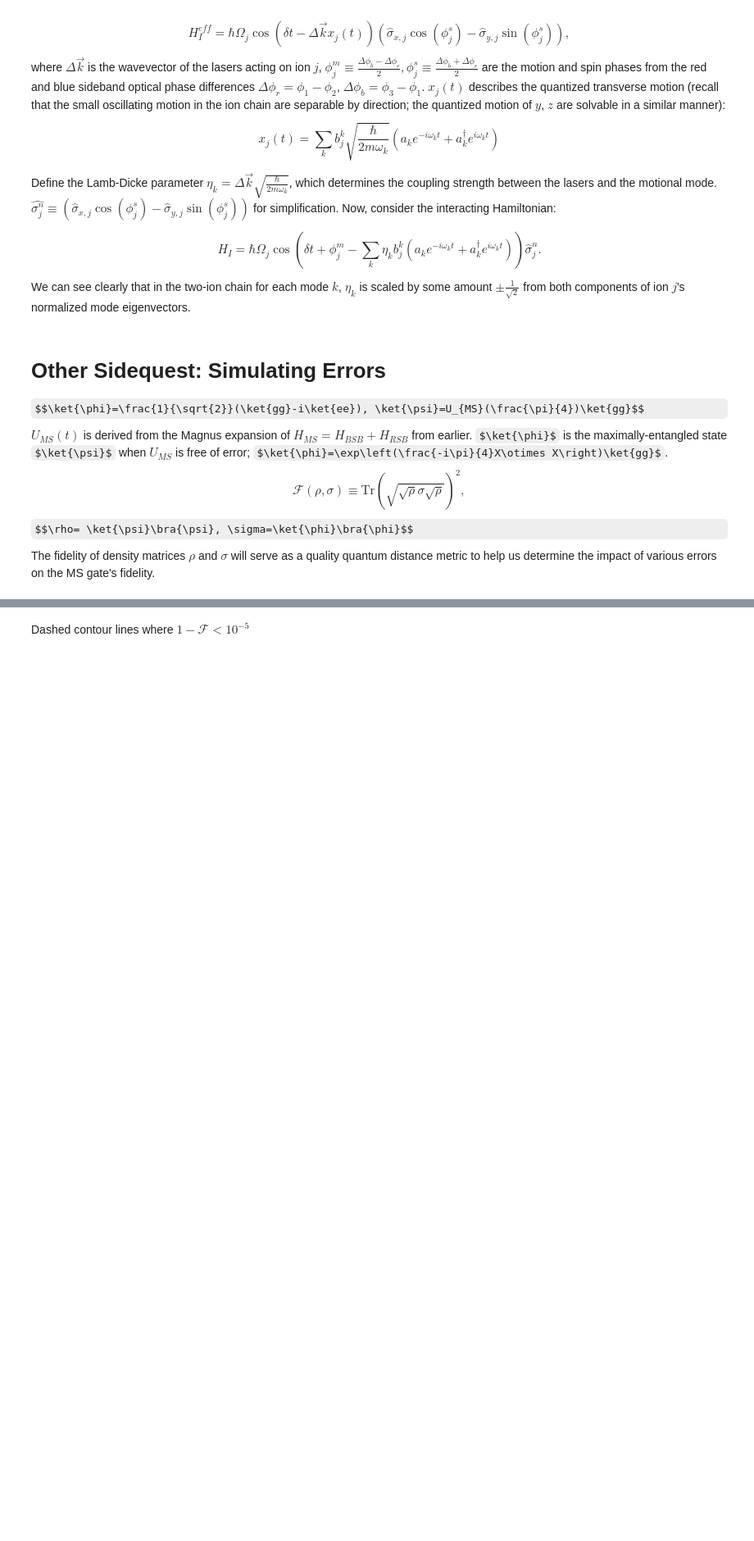
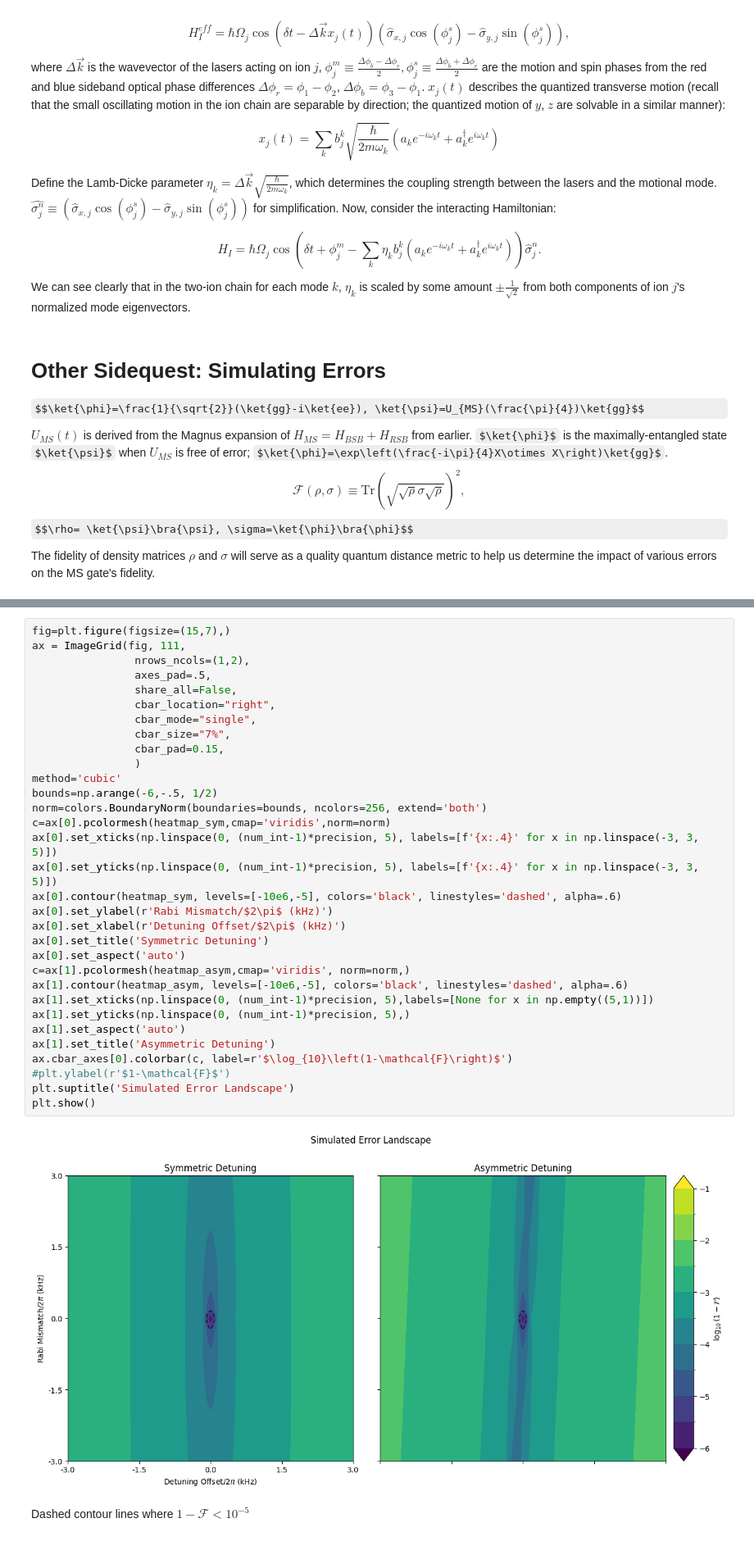
Before and after one commit to davisclarke/ms_gates, a Jupyter notebook: MS_Gates.ipynb, the cells around one changed output, grey strips where cells are left out. Shown: that part at 82% size. Cells and saved outputs as stored; diff of their text form; some formulas as TeX source; blank space fills up the shorter version.

```diff
--- a/MS_Gates.ipynb
+++ b/MS_Gates.ipynb
@@ -329,3 +282,37 @@ plt.show()
+# %%
+fig=plt.figure(figsize=(15,7),)
+ax = ImageGrid(fig, 111,
+                nrows_ncols=(1,2),
+                axes_pad=.5,
+                share_all=False,
+                cbar_location="right",
+                cbar_mode="single",
+                cbar_size="7%",
+                cbar_pad=0.15,
+                )
+method='cubic'
+bounds=np.arange(-6,-.5, 1/2)
+norm=colors.BoundaryNorm(boundaries=bounds, ncolors=256, extend='both')
+c=ax[0].pcolormesh(heatmap_sym,cmap='viridis',norm=norm)
+ax[0].set_xticks(np.linspace(0, (num_int-1)*precision, 5), labels=[f'{x:.4}' for x in np.linspace(-3, 3, 5)])
+ax[0].set_yticks(np.linspace(0, (num_int-1)*precision, 5), labels=[f'{x:.4}' for x in np.linspace(-3, 3, 5)])
+ax[0].contour(heatmap_sym, levels=[-10e6,-5], colors='black', linestyles='dashed', alpha=.6)
+ax[0].set_ylabel(r'Rabi Mismatch/$2\pi$ (kHz)')
+ax[0].set_xlabel(r'Detuning Offset/$2\pi$ (kHz)')
+ax[0].set_title('Symmetric Detuning')
+ax[0].set_aspect('auto')
+c=ax[1].pcolormesh(heatmap_asym,cmap='viridis', norm=norm,)
+ax[1].contour(heatmap_asym, levels=[-10e6,-5], colors='black', linestyles='dashed', alpha=.6)
+ax[1].set_xticks(np.linspace(0, (num_int-1)*precision, 5),labels=[None for x in np.empty((5,1))])
+ax[1].set_yticks(np.linspace(0, (num_int-1)*precision, 5),)
+ax[1].set_aspect('auto')
+ax[1].set_title('Asymmetric Detuning')
+ax.cbar_axes[0].colorbar(c, label=r'$\log_{10}\left(1-\mathcal{F}\right)$')
+#plt.ylabel(r'$1-\mathcal{F}$')
+plt.suptitle('Simulated Error Landscape')
+plt.show()
+# %% [output]
+[figure, added]
 # %% [markdown]
 Dashed contour lines where $1-\mathcal{F}<10^{-5}$
 # %% [markdown]
```
Also changed, not shown: parts of 11 cells of this notebook, 1 other file.
